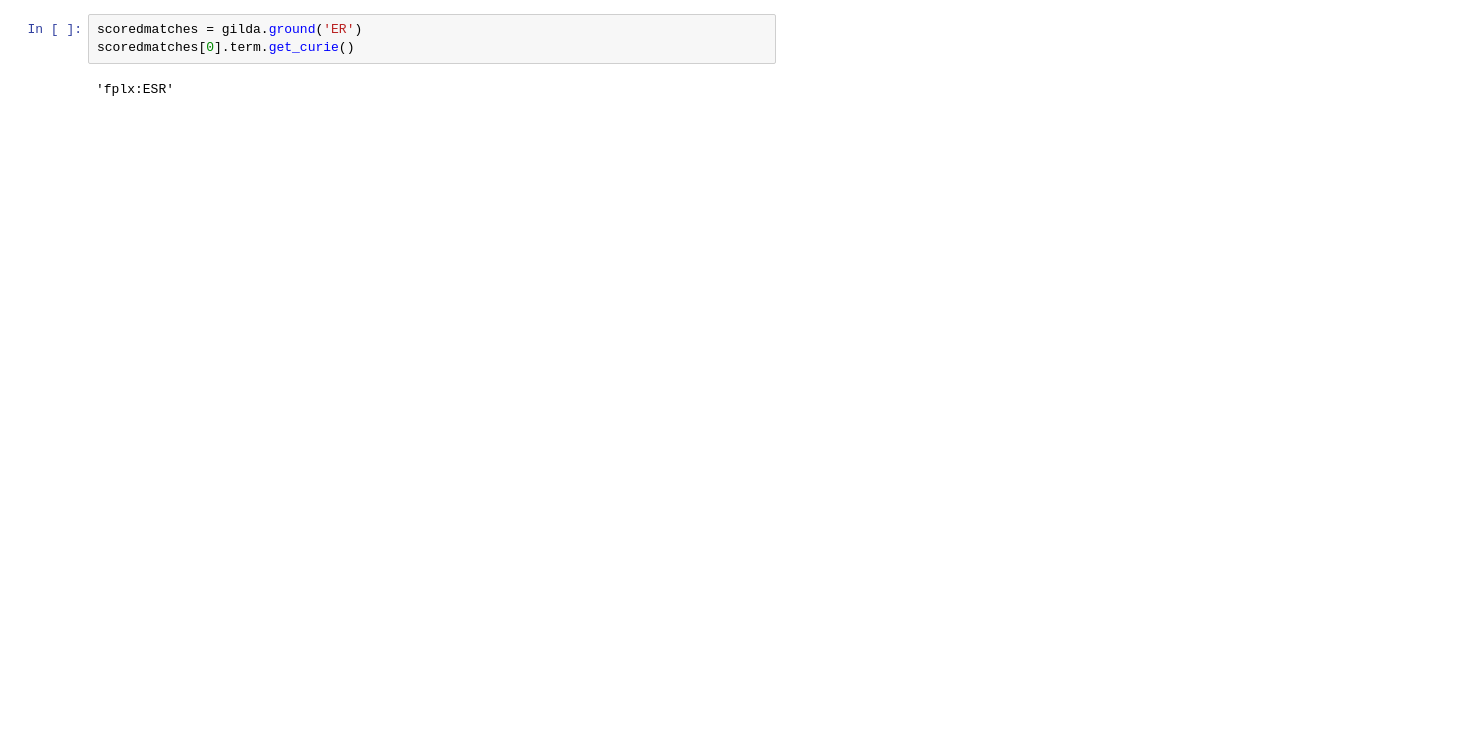
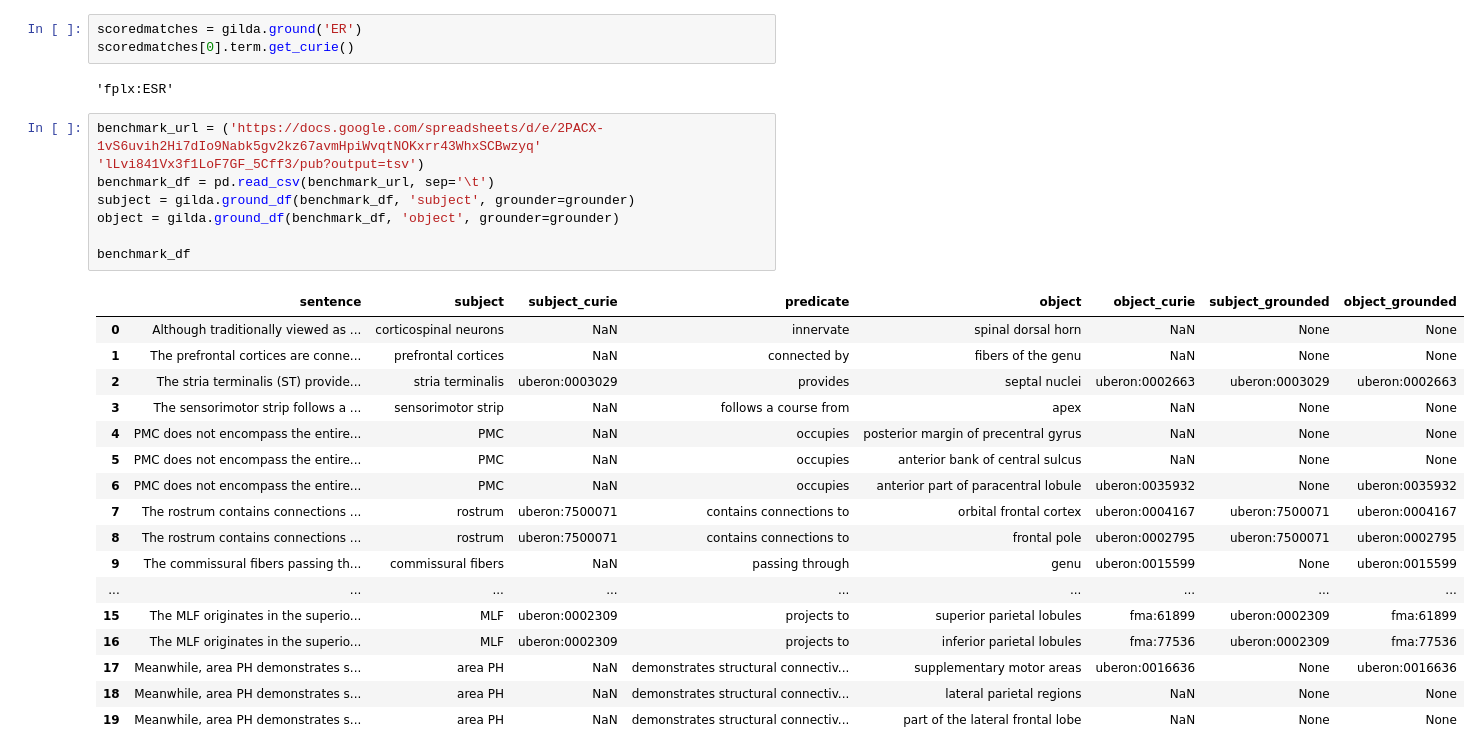
Before and after one commit to gyorilab/indra_cogex, a Jupyter notebook: notebooks/Rules.ipynb, the cells around one changed output. Drawn from its saved outputs; the diff is of its cells as text; blank space fills up the shorter version.

```diff
--- a/notebooks/Rules.ipynb
+++ b/notebooks/Rules.ipynb
@@ -70,3 +142,29 @@ scoredmatches = gilda.ground('ER')
 scoredmatches[0].term.get_curie()
 # %% [output]
 'fplx:ESR'
+# %%
+benchmark_url = ('https://docs.google.com/spreadsheets/d/e/2PACX-1vS6uvih2Hi7dIo9Nabk5gv2kz67avmHpiWvqtNOKxrr43WhxSCBwzyq'
+'lLvi841Vx3f1LoF7GF_5Cff3/pub?output=tsv')
+benchmark_df = pd.read_csv(benchmark_url, sep='\t')
+subject = gilda.ground_df(benchmark_df, 'subject', grounder=grounder)
+object = gilda.ground_df(benchmark_df, 'object', grounder=grounder)
+
+benchmark_df
+# %% [output]
+|  | sentence | subject | subject_curie | predicate | object | object_curie | subject_grounded | object_grounded |
+| 0 | Although traditionally viewed as ... | corticospinal neurons | NaN | innervate | spinal dorsal horn | NaN | None | None |
+| 1 | The prefrontal cortices are conne... | prefrontal cortices | NaN | connected by | fibers of the genu | NaN | None | None |
+| 2 | The stria terminalis (ST) provide... | stria terminalis | uberon:0003029 | provides | septal nuclei | uberon:0002663 | uberon:0003029 | uberon:0002663 |
+| 3 | The sensorimotor strip follows a ... | sensorimotor strip | NaN | follows a course from | apex | NaN | None | None |
+| 4 | PMC does not encompass the entire... | PMC | NaN | occupies | posterior margin of precentral gyrus | NaN | None | None |
+| 5 | PMC does not encompass the entire... | PMC | NaN | occupies | anterior bank of central sulcus | NaN | None | None |
+| 6 | PMC does not encompass the entire... | PMC | NaN | occupies | anterior part of paracentral lobule | uberon:0035932 | None | uberon:0035932 |
+| 7 | The rostrum contains connections ... | rostrum | uberon:7500071 | contains connections to | orbital frontal cortex | uberon:0004167 | uberon:7500071 | uberon:0004167 |
+| 8 | The rostrum contains connections ... | rostrum | uberon:7500071 | contains connections to | frontal pole | uberon:0002795 | uberon:7500071 | uberon:0002795 |
+| 9 | The commissural fibers passing th... | commissural fibers | NaN | passing through | genu | uberon:0015599 | None | uberon:0015599 |
+| ... | ... | ... | ... | ... | ... | ... | ... | ... |
+| 15 | The MLF originates in the superio... | MLF | uberon:0002309 | projects to | superior parietal lobules | fma:61899 | uberon:0002309 | fma:61899 |
+| 16 | The MLF originates in the superio... | MLF | uberon:0002309 | projects to | inferior parietal lobules | fma:77536 | uberon:0002309 | fma:77536 |
+| 17 | Meanwhile, area PH demonstrates s... | area PH | NaN | demonstrates structural connectiv... | supplementary motor areas | uberon:0016636 | None | uberon:0016636 |
+| 18 | Meanwhile, area PH demonstrates s... | area PH | NaN | demonstrates structural connectiv... | lateral parietal regions | NaN | None | None |
+| 19 | Meanwhile, area PH demonstrates s... | area PH | NaN | demonstrates structural connectiv... | part of the lateral frontal lobe | NaN | None | None |
```
Also changed, not shown: parts of 6 cells of this notebook, 1 other file.
